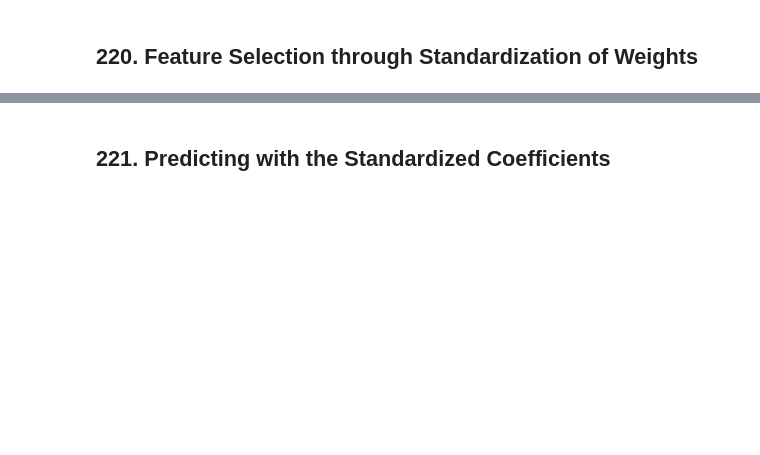
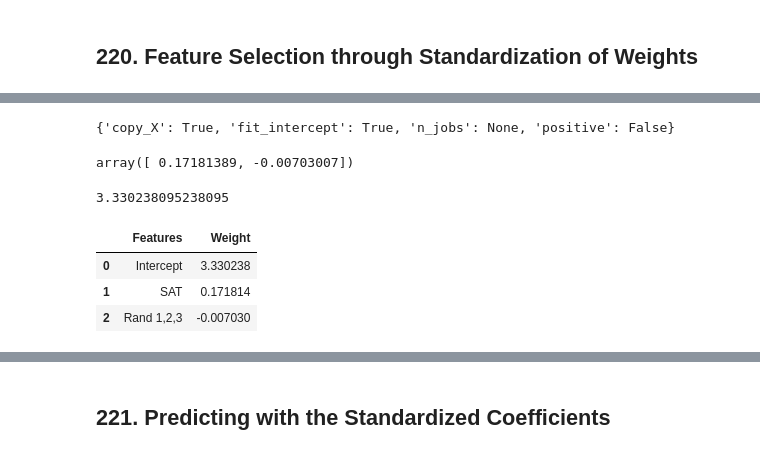
Before and after one commit to Mrchmdani/Mrchmdani, a Jupyter notebook: MyLearning/Udemy/The Data Science Course 2022 - Complete Data Science Bootcamp/Udemy - Complete Data Science Bootcamp - Part5 - Advanced Statistical Methods in Pthon.ipynb, the cells around one changed output, grey strips where cells are left out. Saved outputs shown, nothing was run; the diff lists cells and outputs as text; code cells hidden in the pictures; blank space fills up the shorter version.

```diff
--- a/MyLearning/Udemy/The Data Science Course 2022 - Complete Data Science Bootcamp/Udemy - Complete Data Science Bootcamp - Part5 - Advanced Statistical Methods in Pthon.ipynb
+++ b/MyLearning/Udemy/The Data Science Course 2022 - Complete Data Science Bootcamp/Udemy - Complete Data Science Bootcamp - Part5 - Advanced Statistical Methods in Pthon.ipynb
@@ -1595,0 +1656,16 @@ https://www.udemy.com/course/the-data-science-course-complete-data-science-bootc
+# %%
+# Creating Standardization
+
+scaler = StandardScaler()
+
+# The object we just created will be used to scale our data.
+# In other words, it will subtract the mean and divide by the standard deviation from each point feature-wise.
+# %%
+# Fit input data
+
+scaler.fit(x).get_params()
+
+# This line will calculate the mean and standard deviation of each feature.
+# This information will be stored in the scaler object.
+# So it won't be an empty object anymore.
+# It will contain information about the mean and standard deviation.
@@ -1595,0 +1686,3 @@ https://www.udemy.com/course/the-data-science-course-complete-data-science-bootc
+# %%
+x_scaled = scaler.transform(x)
+x_scaled
@@ -1597,0 +1721,30 @@ https://www.udemy.com/course/the-data-science-course-complete-data-science-bootc
+# %%
+# Regression with scaled features
+
+reg = LinearRegression()
+reg.fit(x_scaled, y).get_params()
+
+# As usual, we will get nothing more than a line confirming that the regression had been successfully performed.
+# %% [output]
+{'copy_X': True, 'fit_intercept': True, 'n_jobs': None, 'positive': False}
+# %%
+# To assess the actual difference, we can look at the coefficients and the intercept.
+
+reg.coef_
+# %% [output]
+array([ 0.17181389, -0.00703007])
+# %%
+reg.intercept_
+# %% [output]
+3.330238095238095
+# %%
+# Creating Summary Table
+
+reg_summary = pd.DataFrame([['Intercept'], ['SAT'], ['Rand 1,2,3']], columns=['Features'])
+reg_summary['Weight'] = reg.intercept_, reg.coef_[0], reg.coef_[1]
+reg_summary
+# %% [output]
+|  | Features | Weight |
+| 0 | Intercept | 3.330238 |
+| 1 | SAT | 0.171814 |
+| 2 | Rand 1,2,3 | -0.007030 |
```
Also changed, not shown: parts of 56 cells of this notebook, 31 other files.
